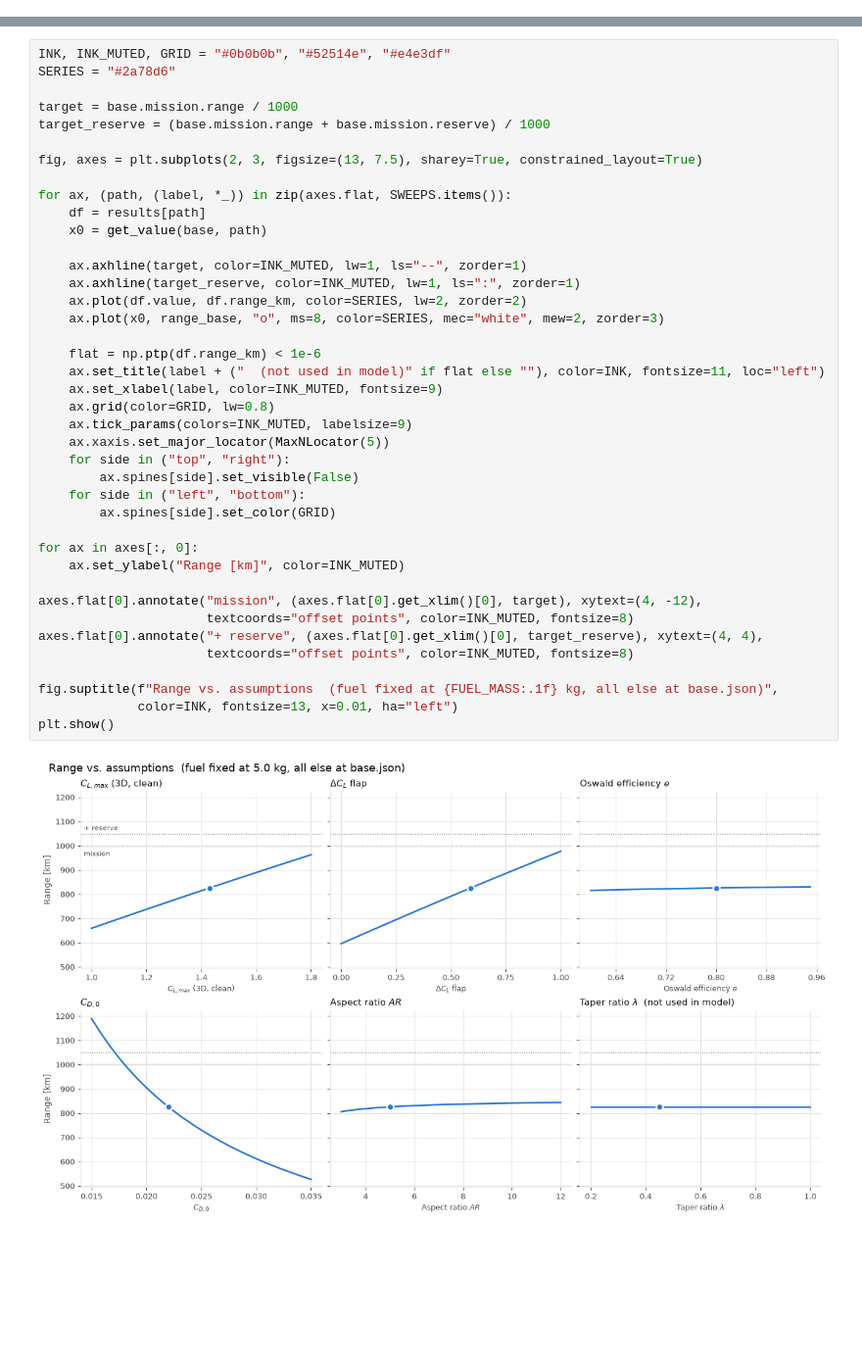
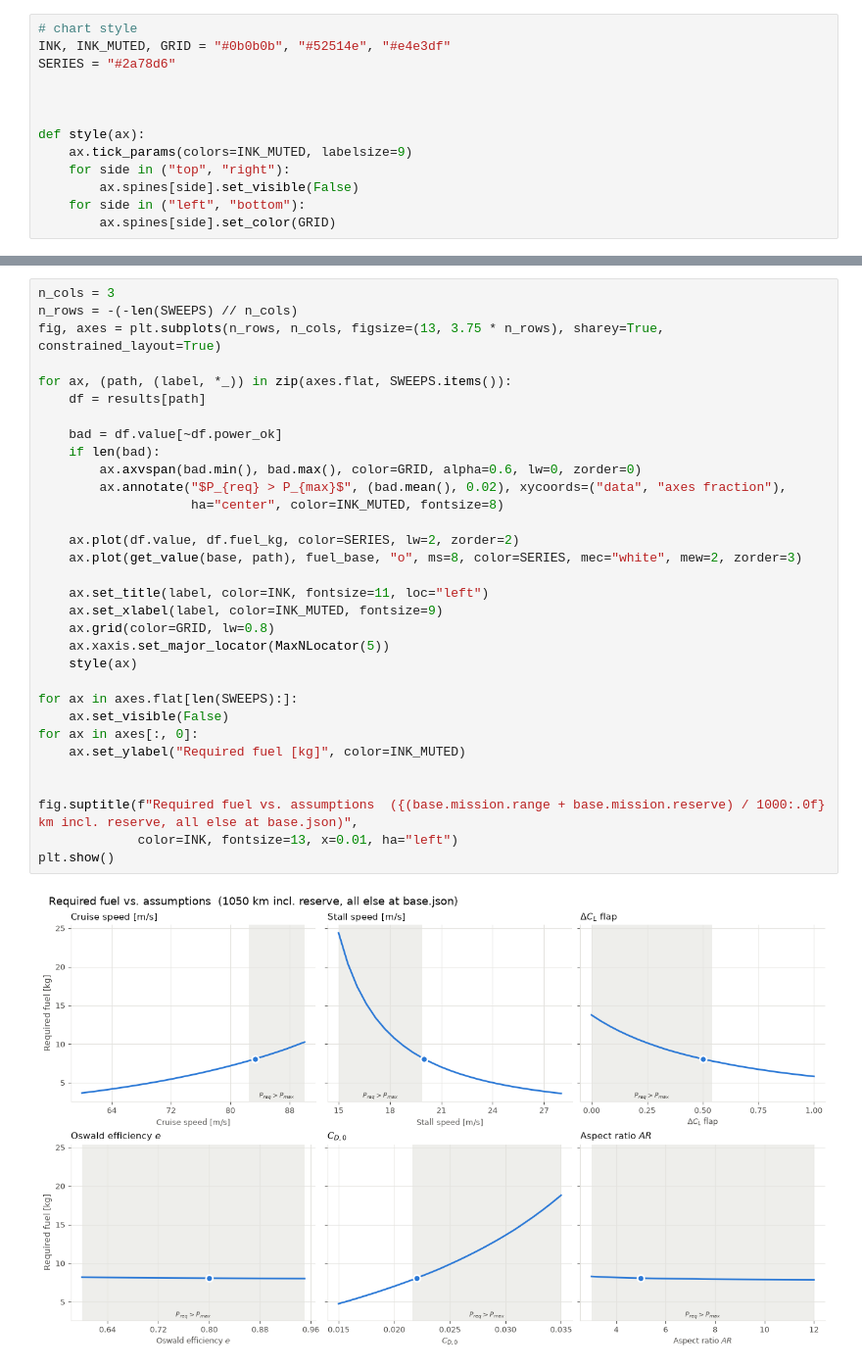
Before and after one commit to rouvenspaar/ardea-sizer, a Jupyter notebook: sensitivity_analysis.ipynb, the cells around one changed output, grey strips where cells are left out. Shown at 98% size. Saved outputs shown, nothing was run; the diff lists cells and outputs as text; blank space fills up the shorter version.

Commit message:
new cl model

```diff
--- a/sensitivity_analysis.ipynb
+++ b/sensitivity_analysis.ipynb
@@ -28 +44,14 @@ Fuel mass: 5.00 kg   baseline range: 825.9 km
+# %%
+# chart style
+INK, INK_MUTED, GRID = "#0b0b0b", "#52514e", "#e4e3df"
+SERIES = "#2a78d6"
+
+
+
+def style(ax):
+    ax.tick_params(colors=INK_MUTED, labelsize=9)
+    for side in ("top", "right"):
+        ax.spines[side].set_visible(False)
+    for side in ("left", "bottom"):
+        ax.spines[side].set_color(GRID)
 # %% [markdown]
@@ -77,43 +114,35 @@ Same y-axis on every panel so the slopes are directly comparable. Dot = baseline
 # %%
-INK, INK_MUTED, GRID = "#0b0b0b", "#52514e", "#e4e3df"
-SERIES = "#2a78d6"
-
-target = base.mission.range / 1000
-target_reserve = (base.mission.range + base.mission.reserve) / 1000
-
-fig, axes = plt.subplots(2, 3, figsize=(13, 7.5), sharey=True, constrained_layout=True)
+n_cols = 3
+n_rows = -(-len(SWEEPS) // n_cols)
+fig, axes = plt.subplots(n_rows, n_cols, figsize=(13, 3.75 * n_rows), sharey=True, constrained_layout=True)
 
 for ax, (path, (label, *_)) in zip(axes.flat, SWEEPS.items()):
     df = results[path]
-    x0 = get_value(base, path)
 
-    ax.axhline(target, color=INK_MUTED, lw=1, ls="--", zorder=1)
-    ax.axhline(target_reserve, color=INK_MUTED, lw=1, ls=":", zorder=1)
-    ax.plot(df.value, df.range_km, color=SERIES, lw=2, zorder=2)
-    ax.plot(x0, range_base, "o", ms=8, color=SERIES, mec="white", mew=2, zorder=3)
+    bad = df.value[~df.power_ok]
+    if len(bad):
+        ax.axvspan(bad.min(), bad.max(), color=GRID, alpha=0.6, lw=0, zorder=0)
+        ax.annotate("$P_{req} > P_{max}$", (bad.mean(), 0.02), xycoords=("data", "axes fraction"),
+                    ha="center", color=INK_MUTED, fontsize=8)
 
-    flat = np.ptp(df.range_km) < 1e-6
-    ax.set_title(label + ("  (not used in model)" if flat else ""), color=INK, fontsize=11, loc="left")
+    ax.plot(df.value, df.fuel_kg, color=SERIES, lw=2, zorder=2)
+    ax.plot(get_value(base, path), fuel_base, "o", ms=8, color=SERIES, mec="white", mew=2, zorder=3)
+
+    ax.set_title(label, color=INK, fontsize=11, loc="left")
     ax.set_xlabel(label, color=INK_MUTED, fontsize=9)
     ax.grid(color=GRID, lw=0.8)
-    ax.tick_params(colors=INK_MUTED, labelsize=9)
     ax.xaxis.set_major_locator(MaxNLocator(5))
-    for side in ("top", "right"):
-        ax.spines[side].set_visible(False)
-    for side in ("left", "bottom"):
-        ax.spines[side].set_color(GRID)
+    style(ax)
 
+for ax in axes.flat[len(SWEEPS):]:
+    ax.set_visible(False)
 for ax in axes[:, 0]:
-    ax.set_ylabel("Range [km]", color=INK_MUTED)
+    ax.set_ylabel("Required fuel [kg]", color=INK_MUTED)
 
-axes.flat[0].annotate("mission", (axes.flat[0].get_xlim()[0], target), xytext=(4, -12),
-                      textcoords="offset points", color=INK_MUTED, fontsize=8)
-axes.flat[0].annotate("+ reserve", (axes.flat[0].get_xlim()[0], target_reserve), xytext=(4, 4),
-                      textcoords="offset points", color=INK_MUTED, fontsize=8)
 
-fig.suptitle(f"Range vs. assumptions  (fuel fixed at {FUEL_MASS:.1f} kg, all else at base.json)",
+fig.suptitle(f"Required fuel vs. assumptions  ({(base.mission.range + base.mission.reserve) / 1000:.0f} km incl. reserve, all else at base.json)",
              color=INK, fontsize=13, x=0.01, ha="left")
 plt.show()
 # %% [output]
-[figure, old version]
+[figure, new version]
 # %% [markdown]
```
Also changed, not shown: parts of 11 cells of this notebook, 11 other files.
